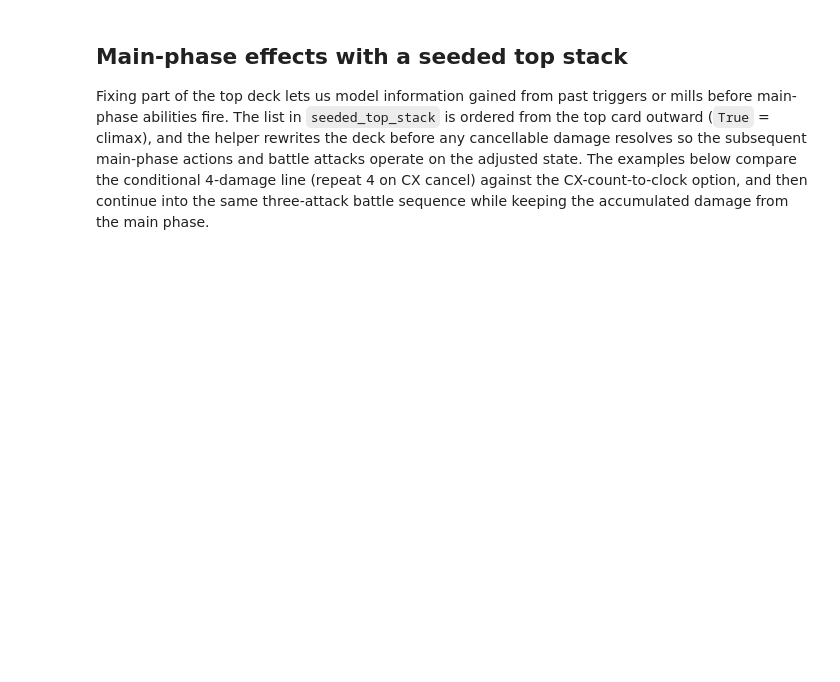
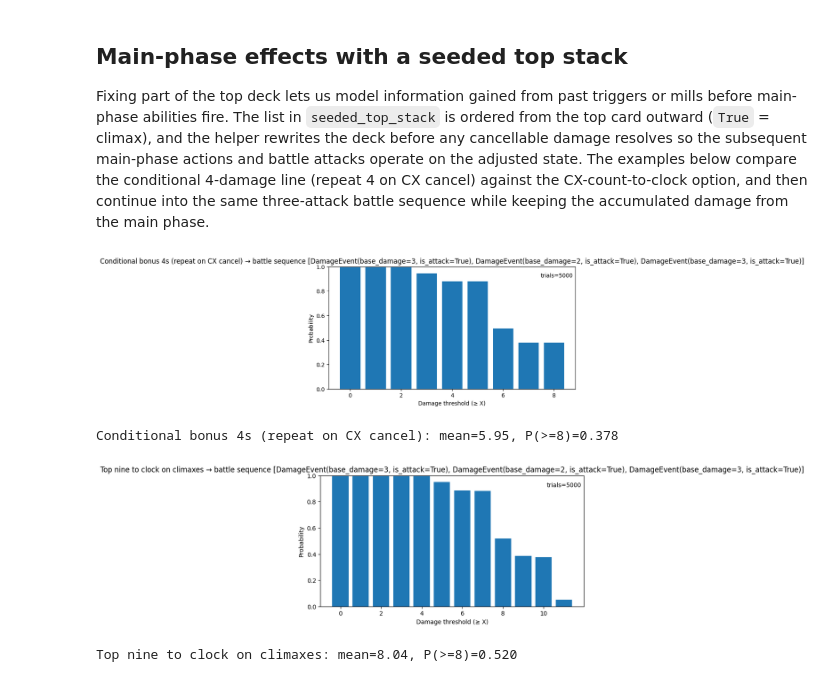
Before and after one commit to skystones/ws, a Jupyter notebook: notebooks/damage_simulation.ipynb, the cells around one changed output. Cells and saved outputs as stored; diff of their text form; code cells hidden in the pictures; blank space fills up the shorter version.

```diff
--- a/notebooks/damage_simulation.ipynb
+++ b/notebooks/damage_simulation.ipynb
@@ -94,6 +102,7 @@ The examples below compare the conditional 4-damage line (repeat 4 on CX cancel)
 then continue into the same three-attack battle sequence while keeping the accumulated damage from the main phase.
 # %%
 from ws_sim.monte_carlo import (
+    DamageEvent,
     DeckConfig,
     cumulative_probability_at_least,
     main_phase_four_damage_with_bonus,
@@ -128,7 +137,10 @@ def apply_seeded_top_stack(deck_state):
     return seed_top_stack(deck_state, seeded_top_stack)
 
 
-battle_damage_sequence = [3, 2, 3]
+battle_damage_sequence = [
+    DamageEvent(base_damage=dmg)
+    for dmg in (3, 2, 3)
+]
 seeded_deck = DeckConfig(
     total_cards=50,
     climax_cards=8,
@@ -141,30 +153,35 @@ main_phase_lines = {
         apply_seeded_top_stack,
         main_phase_four_damage_with_bonus,
     ],
     "Top nine to clock on climaxes": [
         apply_seeded_top_stack,
         reveal_nine_clock_climaxes,
     ],
 }
 
 trial_count = 5000
 for label, steps in main_phase_lines.items():
     damages = simulate_trials(
         battle_damage_sequence,
         seeded_deck,
         trials=trial_count,
         seed=2024,
         main_phase_steps=steps,
     )
     thresholds = range(0, max(damages) + 1)
     probabilities = cumulative_probability_at_least(damages, thresholds)
     mean_damage = sum(damages) / len(damages)
     eight_plus = probabilities.get(8, 0)
 
     fig, ax = plot_cumulative_histogram(probabilities)
     ax.set_title(f"{label} → battle sequence {battle_damage_sequence}")
     ax.text(0.99, 0.95, f"trials={trial_count}", transform=ax.transAxes, ha="right", va="top")
     plt.show()
     fig.savefig(f"../artifacts/{label.split()[0].lower()}_seeded_stack.png", bbox_inches="tight")
 
     print(f"{label}: mean={mean_damage:.2f}, P(>=8)={eight_plus:.3f}")
+# %% [output]
+[figure, added]
+Conditional bonus 4s (repeat on CX cancel): mean=5.95, P(>=8)=0.378
+[figure, added]
+Top nine to clock on climaxes: mean=8.04, P(>=8)=0.520
```
Also changed, not shown: parts of 2 cells of this notebook.
